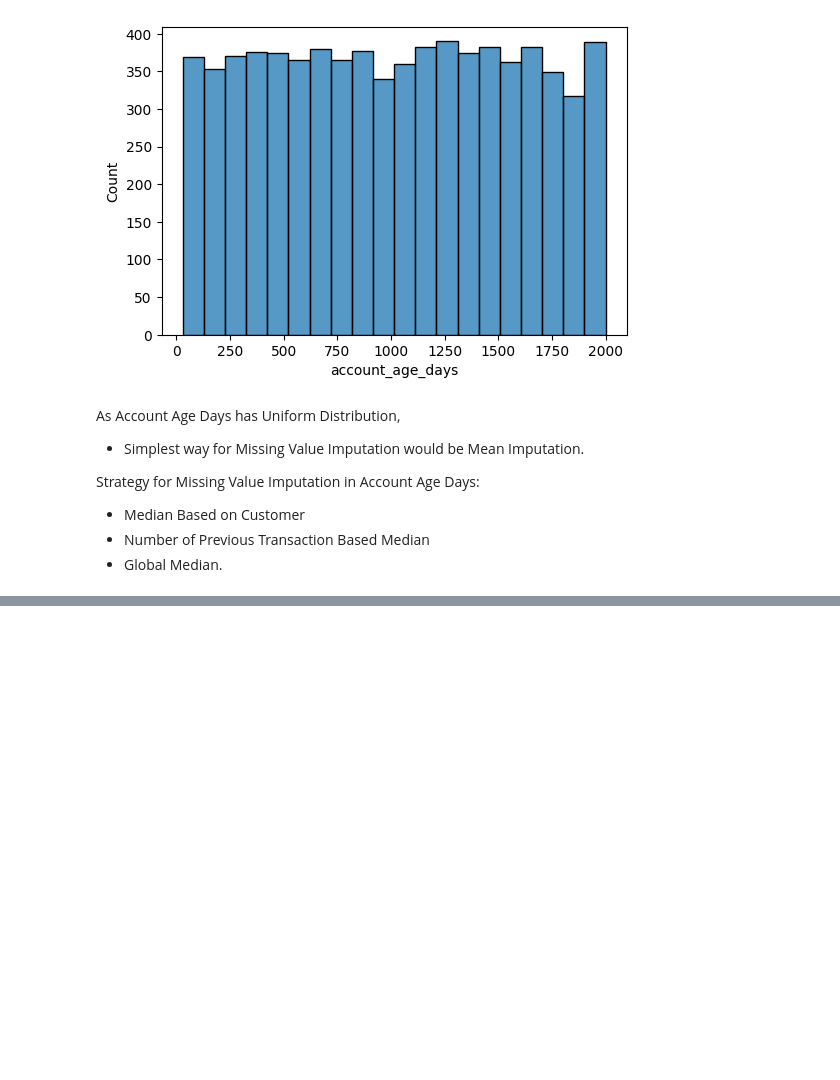
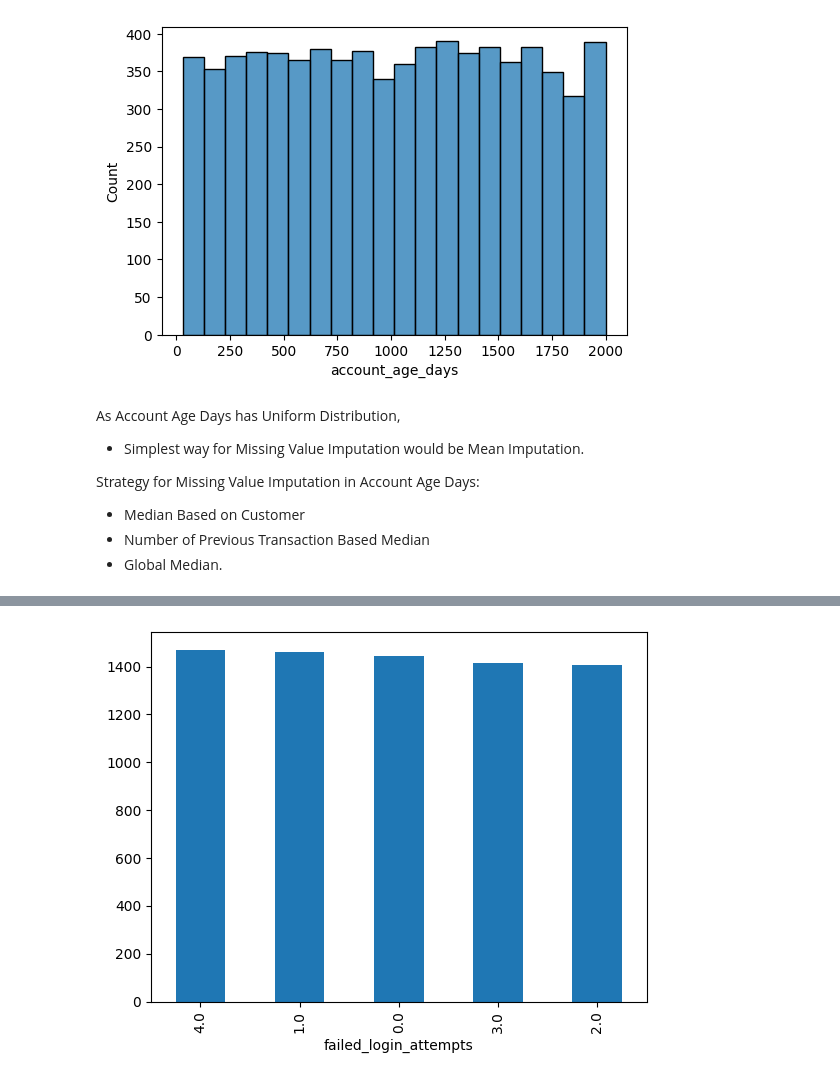
Before and after one commit to Shailya777/Fraud-Detection-EDA, a Jupyter notebook: notebooks/Fraud Detection.ipynb, the cells around one changed output, grey strips where cells are left out. Cells and saved outputs as stored; diff of their text form; code cells hidden in the pictures; blank space fills up the shorter version.

Commit message:
Missing Value Imputation for Failed Login Attempts Column

```diff
--- a/notebooks/Fraud Detection.ipynb
+++ b/notebooks/Fraud Detection.ipynb
@@ -392,7 +392,7 @@ def account_age_days_imputation(df):
 
         # Bin customers by quartiles of previous transactions
         df['txn_bin'] = pd.qcut(df['num_prev_transactions'], q= 4, duplicates= 'drop')
-        txn_bin_medians = df.groupby('txn_bin', observe)['account_age_days'].median()
+        txn_bin_medians = df.groupby('txn_bin', observed= False)['account_age_days'].median()
         df['account_age_days'] = df.apply(lambda row :  txn_bin_medians[row['txn_bin']]
                                          if pd.isna(row['account_age_days']) else row['account_age_days'], axis= 1)
 
@@ -404,4 +404,4 @@ def account_age_days_imputation(df):
 
     return df
 # %%
-account_age_days_imputation(df)
+df = account_age_days_imputation(df)
@@ -421,0 +429,5 @@ account_age_days_imputation(df)
+# %%
+df['failed_login_attempts'].value_counts().plot(kind= 'bar')
+plt.show()
+# %% [output]
+[figure, added]
```
Also changed, not shown: parts of 8 cells of this notebook.
